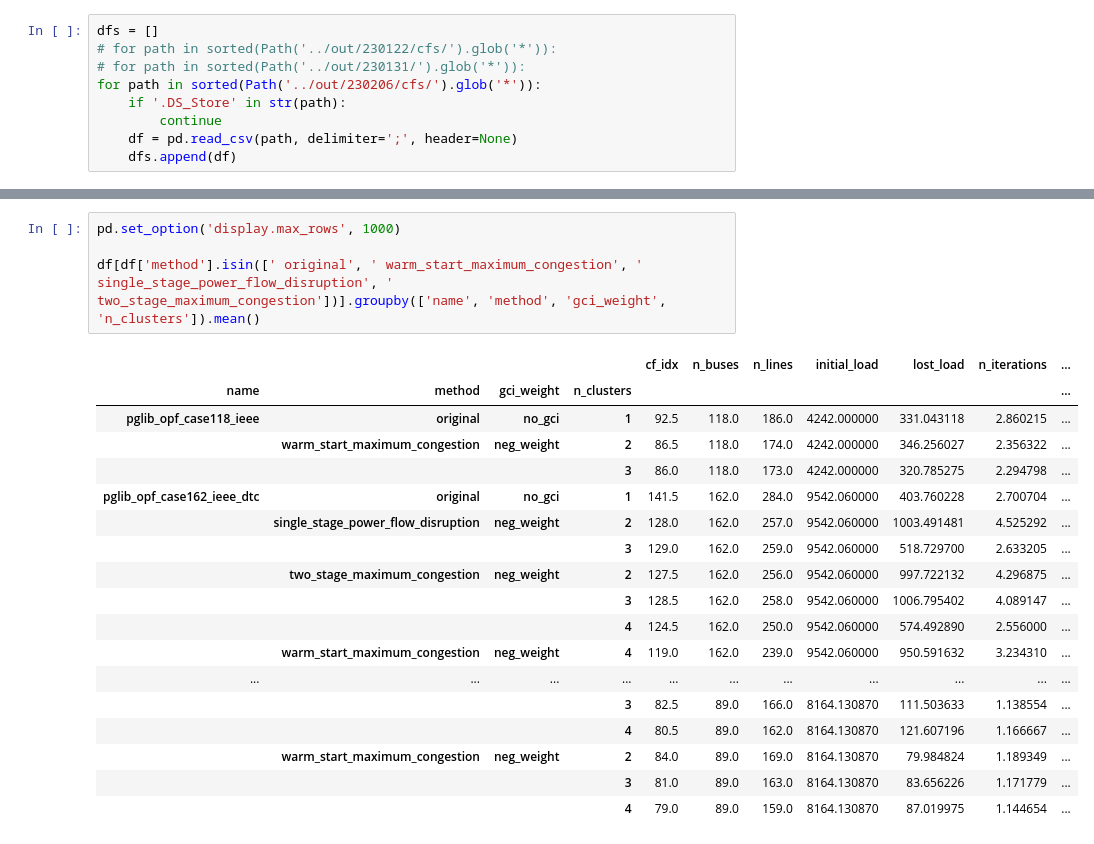
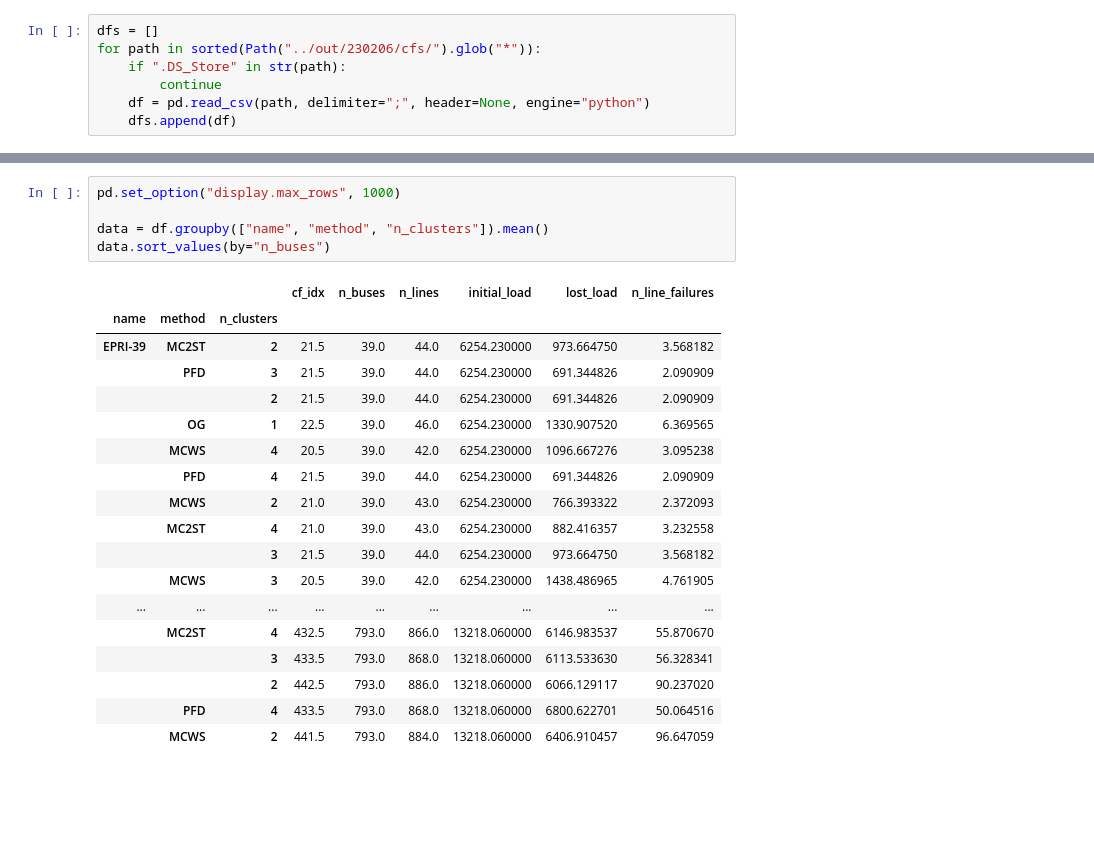
Before and after one commit to leonlan/tree-partitioning, a Jupyter notebook: notebooks/cascading-failures.ipynb, the cells around one changed output, grey strips where cells are left out. Saved outputs shown, nothing was run; the diff lists cells and outputs as text; blank space fills up the shorter version.

```diff
--- a/notebooks/cascading-failures.ipynb
+++ b/notebooks/cascading-failures.ipynb
@@ -7,9 +12,7 @@ import pandas as pd
 # %%
 dfs = []
-# for path in sorted(Path('../out/230122/cfs/').glob('*')):
-# for path in sorted(Path('../out/230131/').glob('*')):
-for path in sorted(Path('../out/230206/cfs/').glob('*')):
-    if '.DS_Store' in str(path):
+for path in sorted(Path("../out/230206/cfs/").glob("*")):
+    if ".DS_Store" in str(path):
         continue
-    df = pd.read_csv(path, delimiter=';', header=None)
+    df = pd.read_csv(path, delimiter=";", header=None, engine="python")
     dfs.append(df)
@@ -21,23 +80,24 @@ df = df[df['gci_weight'].isin([' no_gci', ' neg_weight'])]
 # %%
-pd.set_option('display.max_rows', 1000)
+pd.set_option("display.max_rows", 1000)
 
-df[df['method'].isin([' original', ' warm_start_maximum_congestion', ' single_stage_power_flow_disruption', ' two_stage_maximum_congestion'])].groupby(['name', 'method', 'gci_weight', 'n_clusters']).mean()
+data = df.groupby(["name", "method", "n_clusters"]).mean()
+data.sort_values(by="n_buses")
 # %% [output]
-|  |  |  |  | cf_idx | n_buses | n_lines | initial_load | lost_load | n_iterations | ... |
-| name | method | gci_weight | n_clusters |  |  |  |  |  |  | ... |
-| pglib_opf_case118_ieee | original | no_gci | 1 | 92.5 | 118.0 | 186.0 | 4242.000000 | 331.043118 | 2.860215 | ... |
-|  | warm_start_maximum_congestion | neg_weight | 2 | 86.5 | 118.0 | 174.0 | 4242.000000 | 346.256027 | 2.356322 | ... |
-|  |  |  | 3 | 86.0 | 118.0 | 173.0 | 4242.000000 | 320.785275 | 2.294798 | ... |
-| pglib_opf_case162_ieee_dtc | original | no_gci | 1 | 141.5 | 162.0 | 284.0 | 9542.060000 | 403.760228 | 2.700704 | ... |
-|  | single_stage_power_flow_disruption | neg_weight | 2 | 128.0 | 162.0 | 257.0 | 9542.060000 | 1003.491481 | 4.525292 | ... |
-|  |  |  | 3 | 129.0 | 162.0 | 259.0 | 9542.060000 | 518.729700 | 2.633205 | ... |
-|  | two_stage_maximum_congestion | neg_weight | 2 | 127.5 | 162.0 | 256.0 | 9542.060000 | 997.722132 | 4.296875 | ... |
-|  |  |  | 3 | 128.5 | 162.0 | 258.0 | 9542.060000 | 1006.795402 | 4.089147 | ... |
-|  |  |  | 4 | 124.5 | 162.0 | 250.0 | 9542.060000 | 574.492890 | 2.556000 | ... |
-|  | warm_start_maximum_congestion | neg_weight | 4 | 119.0 | 162.0 | 239.0 | 9542.060000 | 950.591632 | 3.234310 | ... |
-| ... | ... | ... | ... | ... | ... | ... | ... | ... | ... | ... |
-|  |  |  | 3 | 82.5 | 89.0 | 166.0 | 8164.130870 | 111.503633 | 1.138554 | ... |
-|  |  |  | 4 | 80.5 | 89.0 | 162.0 | 8164.130870 | 121.607196 | 1.166667 | ... |
-|  | warm_start_maximum_congestion | neg_weight | 2 | 84.0 | 89.0 | 169.0 | 8164.130870 | 79.984824 | 1.189349 | ... |
-|  |  |  | 3 | 81.0 | 89.0 | 163.0 | 8164.130870 | 83.656226 | 1.171779 | ... |
-|  |  |  | 4 | 79.0 | 89.0 | 159.0 | 8164.130870 | 87.019975 | 1.144654 | ... |
+|  |  |  | cf_idx | n_buses | n_lines | initial_load | lost_load | n_line_failures |
+| name | method | n_clusters |  |  |  |  |  |  |
+| EPRI-39 | MC2ST | 2 | 21.5 | 39.0 | 44.0 | 6254.230000 | 973.664750 | 3.568182 |
+|  | PFD | 3 | 21.5 | 39.0 | 44.0 | 6254.230000 | 691.344826 | 2.090909 |
+|  |  | 2 | 21.5 | 39.0 | 44.0 | 6254.230000 | 691.344826 | 2.090909 |
+|  | OG | 1 | 22.5 | 39.0 | 46.0 | 6254.230000 | 1330.907520 | 6.369565 |
+|  | MCWS | 4 | 20.5 | 39.0 | 42.0 | 6254.230000 | 1096.667276 | 3.095238 |
+|  | PFD | 4 | 21.5 | 39.0 | 44.0 | 6254.230000 | 691.344826 | 2.090909 |
+|  | MCWS | 2 | 21.0 | 39.0 | 43.0 | 6254.230000 | 766.393322 | 2.372093 |
+|  | MC2ST | 4 | 21.0 | 39.0 | 43.0 | 6254.230000 | 882.416357 | 3.232558 |
+|  |  | 3 | 21.5 | 39.0 | 44.0 | 6254.230000 | 973.664750 | 3.568182 |
+|  | MCWS | 3 | 20.5 | 39.0 | 42.0 | 6254.230000 | 1438.486965 | 4.761905 |
+| ... | ... | ... | ... | ... | ... | ... | ... | ... |
+|  | MC2ST | 4 | 432.5 | 793.0 | 866.0 | 13218.060000 | 6146.983537 | 55.870670 |
+|  |  | 3 | 433.5 | 793.0 | 868.0 | 13218.060000 | 6113.533630 | 56.328341 |
+|  |  | 2 | 442.5 | 793.0 | 886.0 | 13218.060000 | 6066.129117 | 90.237020 |
+|  | PFD | 4 | 433.5 | 793.0 | 868.0 | 13218.060000 | 6800.622701 | 50.064516 |
+|  | MCWS | 2 | 441.5 | 793.0 | 884.0 | 13218.060000 | 6406.910457 | 96.647059 |
```
Also changed, not shown: parts of 21 cells of this notebook, 5 other files.
